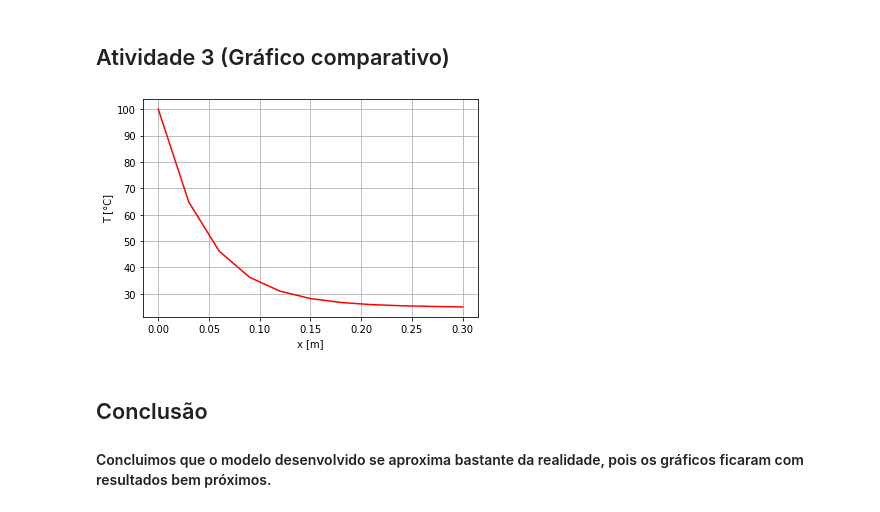
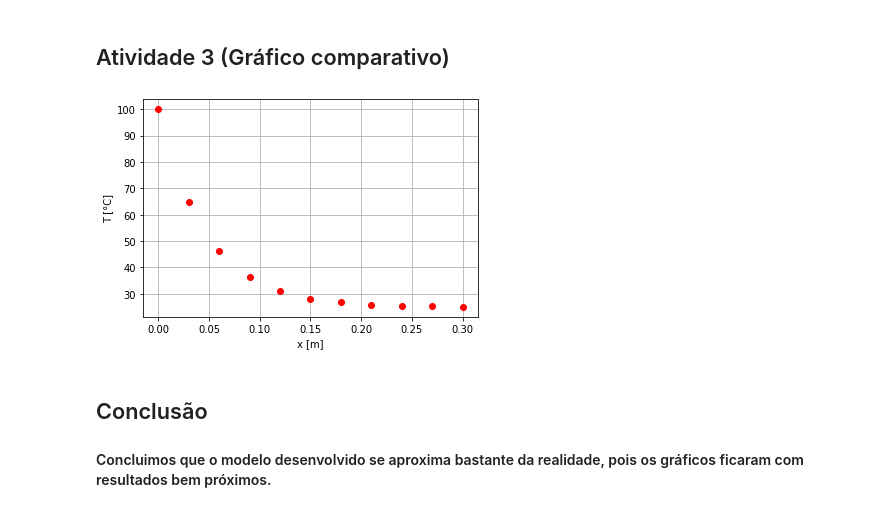
Before and after one commit to delattre1/aps2-transmec-crazy-musical, a Jupyter notebook: APS2_DG.ipynb, the cells around one changed output. Cells and saved outputs as stored; diff of their text form; code cells hidden in the pictures.

```diff
--- a/APS2_DG.ipynb
+++ b/APS2_DG.ipynb
@@ -65,19 +64,19 @@ plt.show()
 # %%
 m = sqrt((h*perimetro)/(condutividade*area))
 teta_l = 25 - Ta
 teta_b = Tb - Ta
 teta_l/teta_b
 T2 = []
 for i in range(len(x)):
     eq = (teta_l*sinh(m*x[i])+ teta_b*sinh(m*(L-x[i])))/(sinh(m*L)) + Ta
     T2.append(eq)
-plt.plot(x, T2,"r")
+plt.plot(x, T2,"ro")
 plt.xlabel("x [m]")
 plt.grid()
 plt.ylabel("T [°C]")
 plt.show()
 # %% [output]
-[figure, old version]
+[figure, new version]
 # %% [markdown]
 ## Conclusão
 
```
Also changed, not shown: parts of 2 cells of this notebook.
